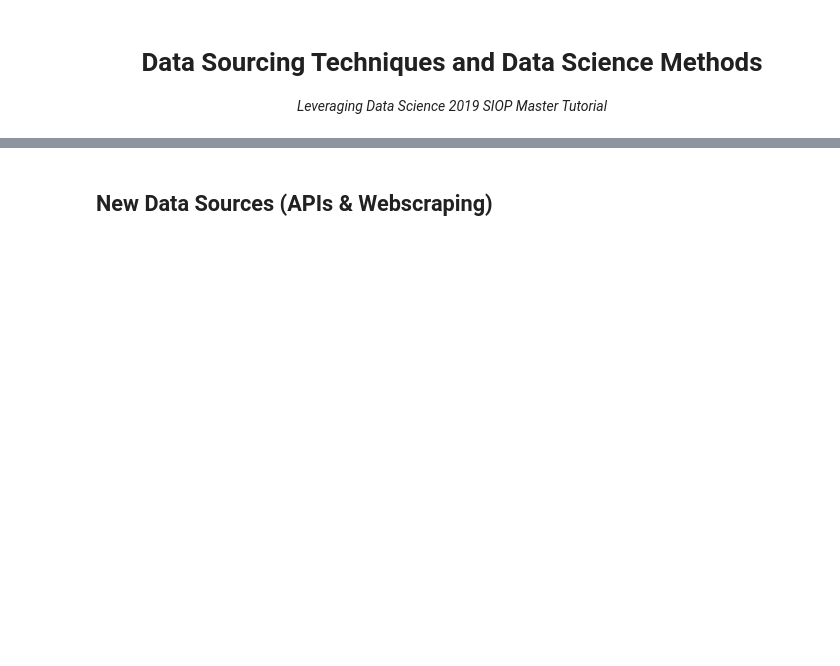
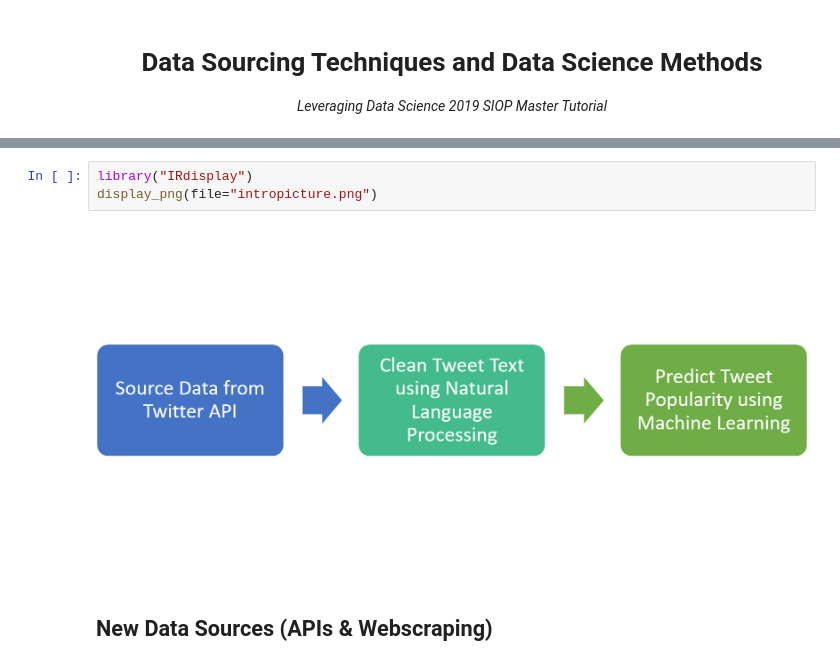
Before and after one commit to TNT-Lab/SIOP-2019-IO-Data-Science-Master-Tutorial, a Jupyter notebook: twittersentimentanalysis.ipynb, the cells around one changed output, grey strips where cells are left out. Cells and saved outputs as stored; diff of their text form; blank space fills up the shorter version.

```diff
--- a/twittersentimentanalysis.ipynb
+++ b/twittersentimentanalysis.ipynb
@@ -23,3 +21,8 @@ Demo using SIOP-related Tweets:
+# %%
+library("IRdisplay")
+display_png(file="intropicture.png")
+# %% [output]
+[figure, added]
 # %% [markdown]
 ## New Data Sources (APIs & Webscraping)
 # %% [markdown]
```
Also changed, not shown: parts of 11 cells of this notebook.
